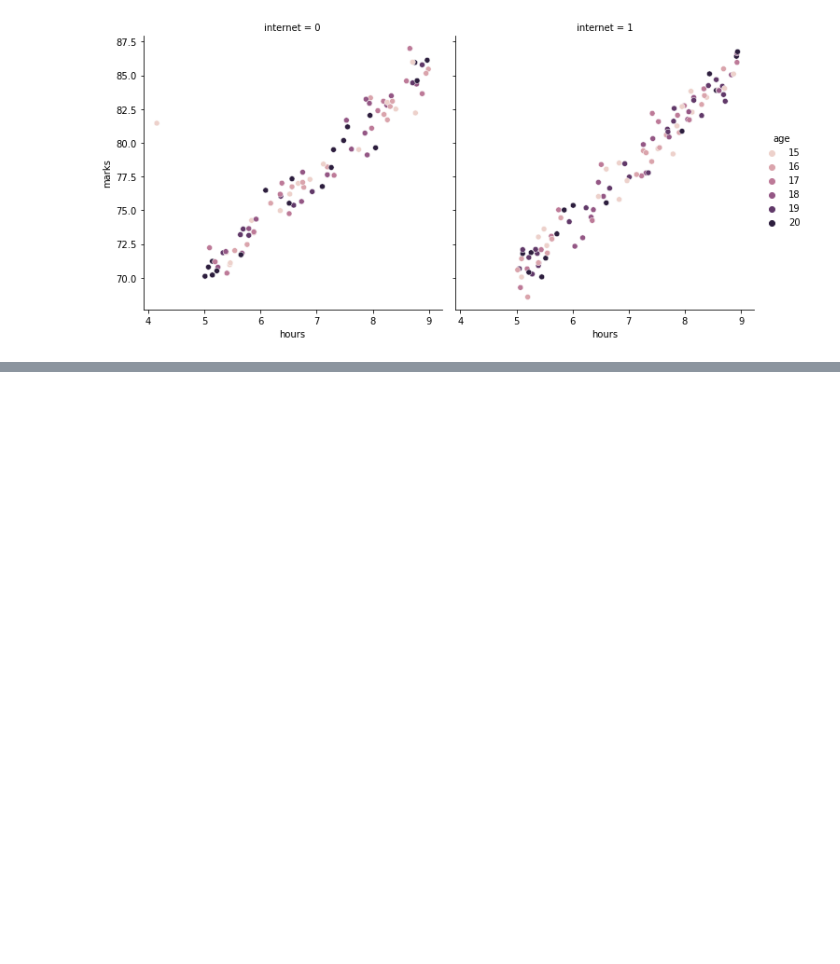
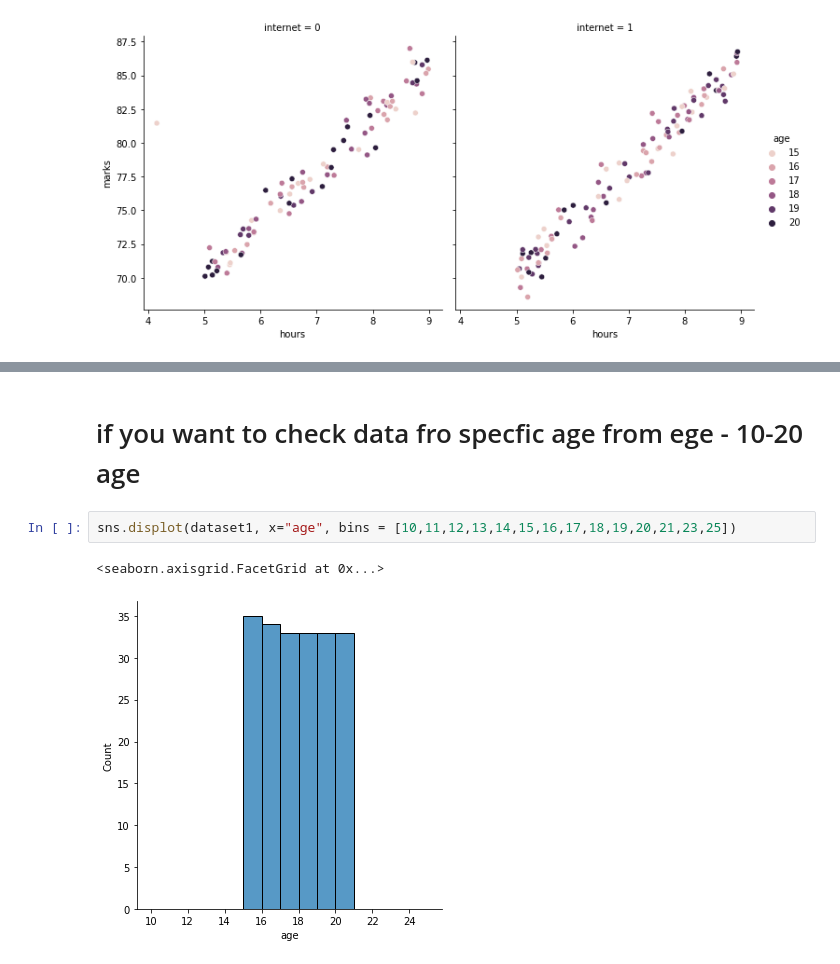
Before and after one commit to AnalystDhiren/Python-Handson, a Jupyter notebook: Handson_Seaborn.ipynb, the cells around one changed output, grey strips where cells are left out. Cells and saved outputs as stored; diff of their text form; blank space fills up the shorter version.

```diff
--- a/Handson_Seaborn.ipynb
+++ b/Handson_Seaborn.ipynb
@@ -51,0 +72,7 @@ sns.relplot(x='hours',y='marks',data=dataset1,col='internet',hue="age") #hue is
+# %% [markdown]
+# if you want to check data fro specfic age from ege - 10-20 age
+# %%
+sns.displot(dataset1, x="age", bins = [10,11,12,13,14,15,16,17,18,19,20,21,23,25])
+# %% [output]
+<seaborn.axisgrid.FacetGrid at 0x...>
+[figure, added]
```
Also changed, not shown: parts of 22 cells of this notebook.
